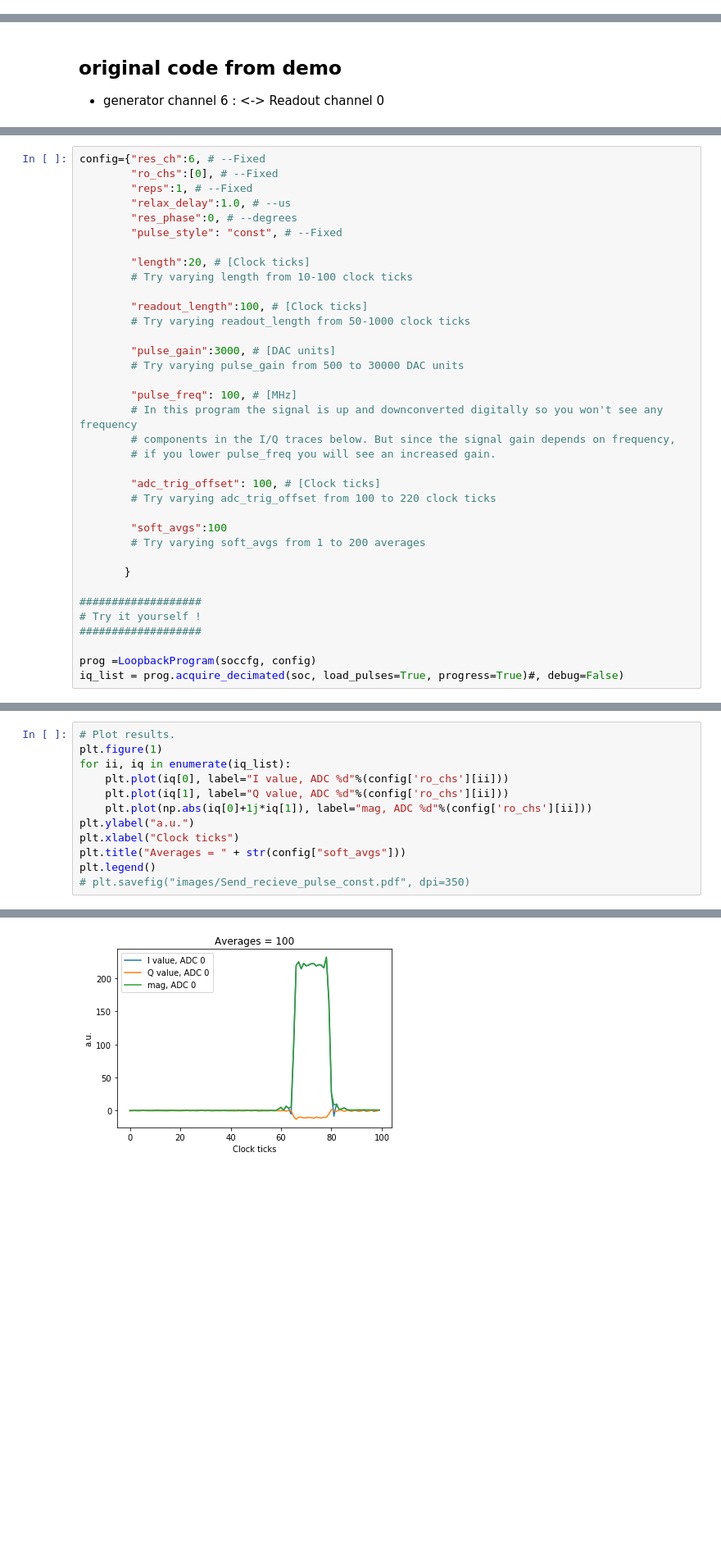
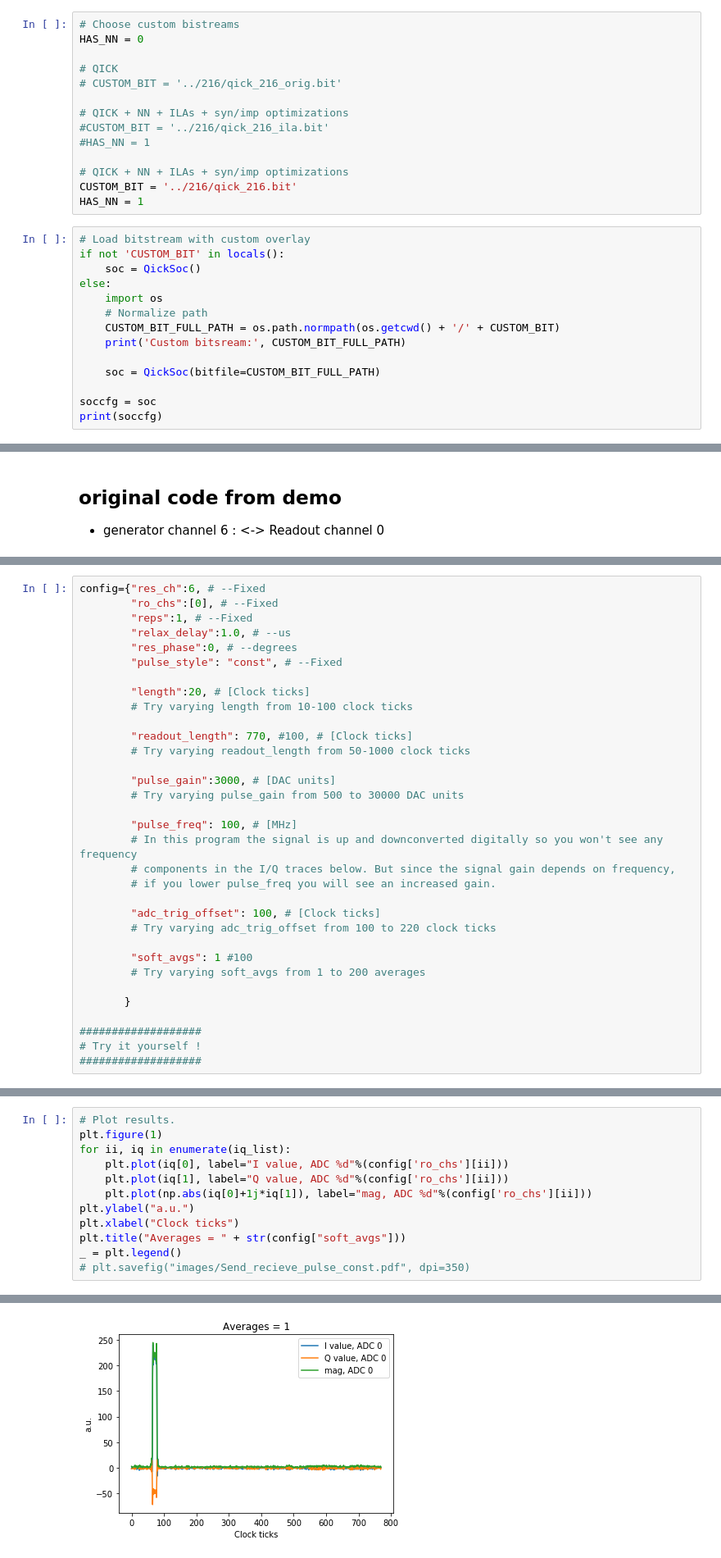
Before and after one commit to GiuseppeDiGuglielmo/qick, a Jupyter notebook: qick_ml/readout_mock/readout_mock_malab.ipynb, the cells around one changed output, grey strips where cells are left out. Shown at 82% size. Drawn from its saved outputs; the diff is of its cells as text; blank space fills up the shorter version.

Commit message:
Update the mock readout notebook with NN integration + storing traces on file

```diff
--- a/qick_ml/readout_mock/readout_mock_malab.ipynb
+++ b/qick_ml/readout_mock/readout_mock_malab.ipynb
@@ -21,3 +21,31 @@ from qick import *
 %pylab inline
 # %% [output]
 Populating the interactive namespace from numpy and matplotlib
+# %%
+# Choose custom bistreams
+HAS_NN = 0
+
+# QICK
+# CUSTOM_BIT = '../216/qick_216_orig.bit'
+
+# QICK + NN + ILAs + syn/imp optimizations
+#CUSTOM_BIT = '../216/qick_216_ila.bit'
+#HAS_NN = 1
+
+# QICK + NN + ILAs + syn/imp optimizations
+CUSTOM_BIT = '../216/qick_216.bit'
+HAS_NN = 1
+# %%
+# Load bitstream with custom overlay
+if not 'CUSTOM_BIT' in locals():
+    soc = QickSoc()
+else:
+    import os
+    # Normalize path
+    CUSTOM_BIT_FULL_PATH = os.path.normpath(os.getcwd() + '/' + CUSTOM_BIT)
+    print('Custom bitsream:', CUSTOM_BIT_FULL_PATH)
+
+    soc = QickSoc(bitfile=CUSTOM_BIT_FULL_PATH)
+
+soccfg = soc
+print(soccfg)
@@ -118,7 +150,7 @@ config={"res_ch":6, # --Fixed
         "length":20, # [Clock ticks]
         # Try varying length from 10-100 clock ticks
 
-        "readout_length":100, # [Clock ticks]
+        "readout_length": 770, #100, # [Clock ticks]
         # Try varying readout_length from 50-1000 clock ticks
 
         "pulse_gain":3000, # [DAC units]
@@ -132,7 +164,7 @@ config={"res_ch":6, # --Fixed
         "adc_trig_offset": 100, # [Clock ticks]
         # Try varying adc_trig_offset from 100 to 220 clock ticks
 
-        "soft_avgs":100
+        "soft_avgs": 1 #100
         # Try varying soft_avgs from 1 to 200 averages
 
        }
@@ -140,6 +172,3 @@ config={"res_ch":6, # --Fixed
 ###################
 # Try it yourself !
 ###################
-
-prog =LoopbackProgram(soccfg, config)
-iq_list = prog.acquire_decimated(soc, load_pulses=True, progress=True)#, debug=False)
@@ -153,6 +185,6 @@ for ii, iq in enumerate(iq_list):
 plt.ylabel("a.u.")
 plt.xlabel("Clock ticks")
 plt.title("Averages = " + str(config["soft_avgs"]))
-plt.legend()
+_ = plt.legend()
 # plt.savefig("images/Send_recieve_pulse_const.pdf", dpi=350)
 # %% [output]
@@ -160 +191 @@ plt.legend()
-[figure, old version]
+[figure, new version]
```
Also changed, not shown: parts of 41 cells of this notebook.
